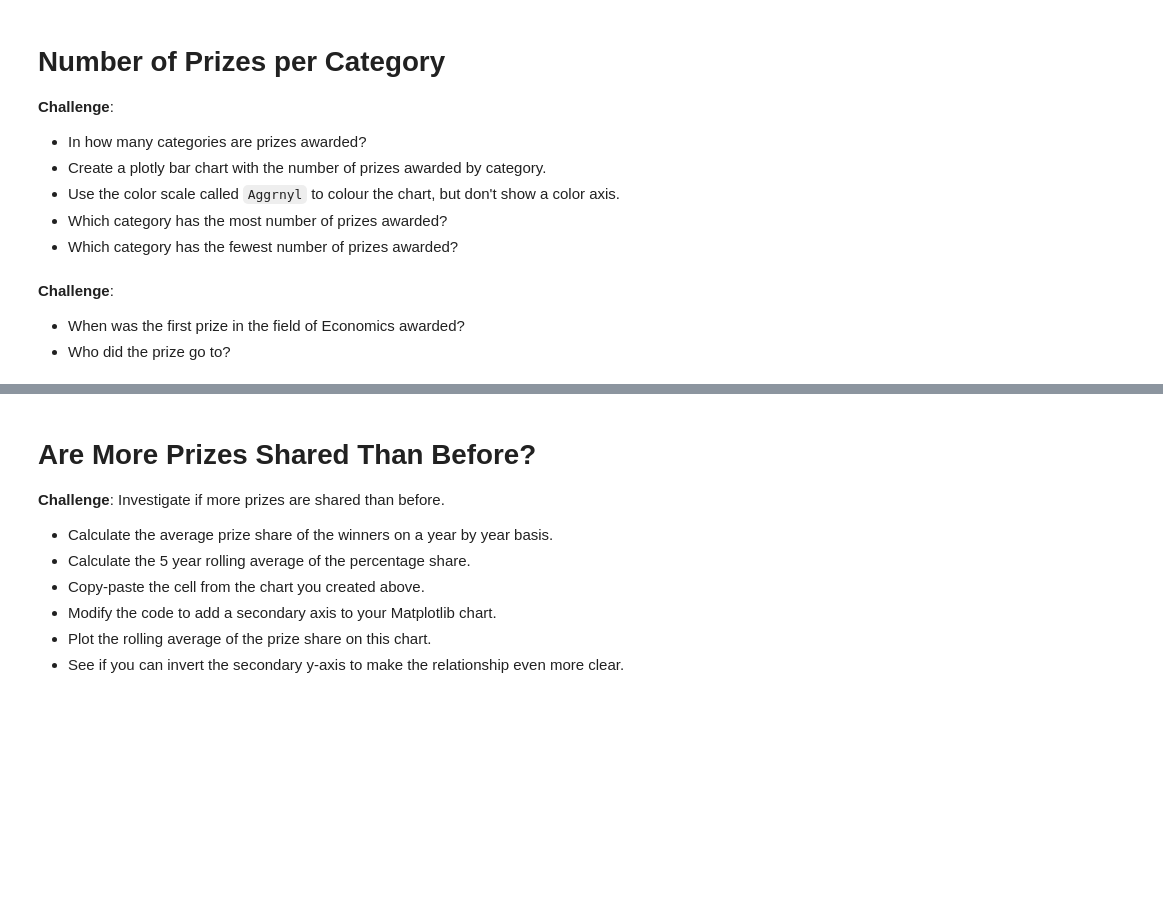
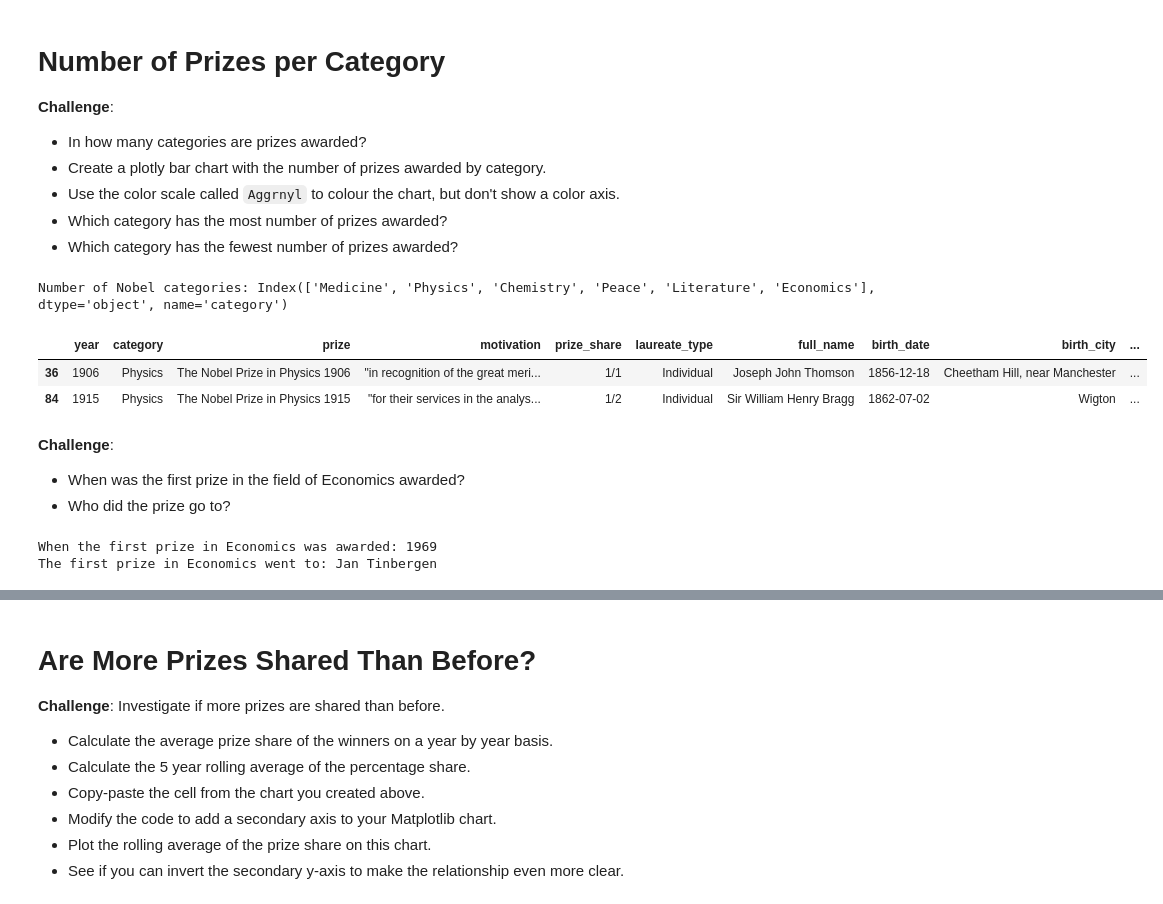
Before and after one commit to Golden-Leaves/100daysofpython, a Jupyter notebook: data_science/nobel_prize_analysis/Nobel_Prize_Analysis_(start).ipynb, the cells around one changed output, grey strips where cells are left out. Saved outputs shown, nothing was run; the diff lists cells and outputs as text; code cells hidden in the pictures; blank space fills up the shorter version.

```diff
--- a/data_science/nobel_prize_analysis/Nobel_Prize_Analysis_(start).ipynb
+++ b/data_science/nobel_prize_analysis/Nobel_Prize_Analysis_(start).ipynb
@@ -153,10 +174,33 @@ male_vs_female.update_layout(title={"font":dict(size=20)})
 * Use the color scale called `Aggrnyl` to colour the chart, but don't show a color axis.
 * Which category has the most number of prizes awarded?
 * Which category has the fewest number of prizes awarded?
+# %%
+prizes_per_category = df_data.groupby("category")["prize"].count().sort_values()
+print(f"Number of Nobel categories: {df_data["category"].value_counts().index}")
+prizes_per_category_bar = px.bar(x=prizes_per_category.index,y=prizes_per_category.values,labels=prizes_per_category.index,
+                                 title="Number of Nobel Prizes per Category",
+                                 color=prizes_per_category.values,
+                                 color_continuous_scale="Aggrnyl")
+prizes_per_category_bar.update_layout(title={"font":dict(size=20)})
+prizes_per_category_bar.update_coloraxes(showscale=False)
+# %% [output]
+Number of Nobel categories: Index(['Medicine', 'Physics', 'Chemistry', 'Peace', 'Literature', 'Economics'], dtype='object', name='category')
+# %%
+df_data.sample(2)
+# %% [output]
+|  | year | category | prize | motivation | prize_share | laureate_type | full_name | birth_date | birth_city | ... |
+| 36 | 1906 | Physics | The Nobel Prize in Physics 1906 | "in recognition of the great meri... | 1/1 | Individual | Joseph John Thomson | 1856-12-18 | Cheetham Hill, near Manchester | ... |
+| 84 | 1915 | Physics | The Nobel Prize in Physics 1915 | "for their services in the analys... | 1/2 | Individual | Sir William Henry Bragg | 1862-07-02 | Wigton | ... |
 # %% [markdown]
 **Challenge**:
 * When was the first prize in the field of Economics awarded?
 * Who did the prize go to?
+# %%
+print(f"When the first prize in Economics was awarded: {df_data[df_data["category"] == "Economics"].sort_values("year").head(1)["year"].values[0]}")
+print(f"The first prize in Economics went to: {df_data[df_data["category"] == "Economics"].sort_values("year").head(1)["full_name"].values[0]}")
+# %% [output]
+When the first prize in Economics was awarded: 1969
+The first prize in Economics went to: Jan Tinbergen
 # %% [markdown]
 # Male and Female Winners by Category
 
```
Also changed, not shown: parts of 2 cells of this notebook.
